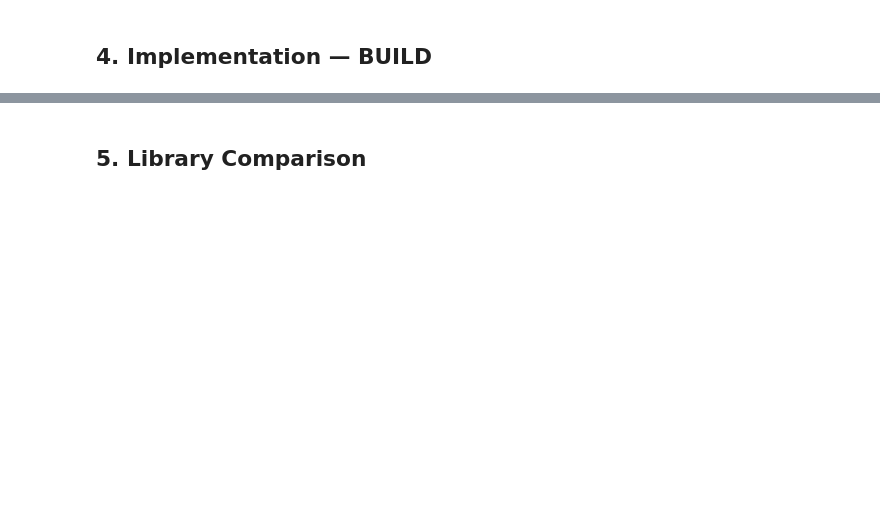
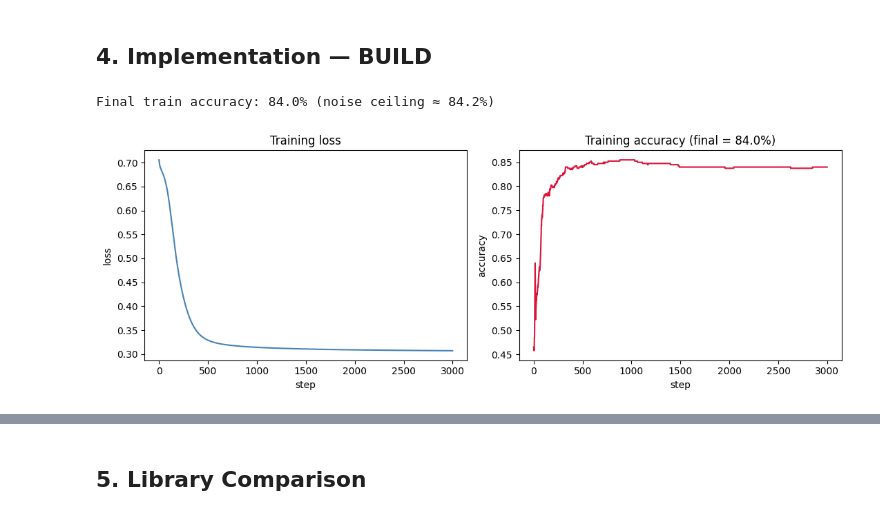
Before and after one commit to hien078/Machine-Learning-from-scratch, a Jupyter notebook: topics/13_neural_networks/first_principles.ipynb, the cells around one changed output, grey strips where cells are left out. Cells and saved outputs as stored; diff of their text form; code cells hidden in the pictures; blank space fills up the shorter version.

```diff
--- a/topics/13_neural_networks/first_principles.ipynb
+++ b/topics/13_neural_networks/first_principles.ipynb
@@ -291,23 +309,31 @@ class MLPClassifierScratch:
 # %%
 mlp = MLPClassifierScratch(n_hidden=8, learning_rate=0.15, n_steps=3000,
                            weight_decay=1e-4, random_state=SEED)
 mlp.fit(X_xor, y_xor)
 
+# Ceiling check: with feature noise 0.3, even the true rule sign(x1*x2)
+# applied to the observed (noisy) features only reaches ~84% — labels near
+# the axes are effectively random. A well-fit model should sit near that
+# ceiling, not near 100%.
+bayes_acc = float(np.mean(((X_xor[:, 0] * X_xor[:, 1]) > 0).astype(int) == y_xor))
 final_acc = mlp.score(X_xor, y_xor)
-print(f'Final train accuracy: {final_acc:.1%}')
-assert final_acc > 0.92, f'Expected >92%, got {final_acc:.1%}'
+print(f'Final train accuracy: {final_acc:.1%} (noise ceiling ≈ {bayes_acc:.1%})')
+assert final_acc > bayes_acc - 0.03, f'Expected ≈{bayes_acc:.1%} (noise ceiling), got {final_acc:.1%}'
 
 fig, axes = plt.subplots(1, 2, figsize=(11, 4))
 axes[0].plot(mlp.history_['loss'], color='steelblue')
 axes[0].set_xlabel('step')
 axes[0].set_ylabel('loss')
 axes[0].set_title('Training loss')
 axes[1].plot(mlp.history_['accuracy'], color='crimson')
 axes[1].set_xlabel('step')
 axes[1].set_ylabel('accuracy')
 axes[1].set_title(f'Training accuracy (final = {final_acc:.1%})')
 plt.tight_layout()
 plt.show()
+# %% [output]
+Final train accuracy: 84.0% (noise ceiling ≈ 84.2%)
+[figure, added]
 # %%
 # Decision boundary plot
 xx, yy = np.meshgrid(np.linspace(-3, 3, 200), np.linspace(-3, 3, 200))
```
Also changed, not shown: parts of 12 cells of this notebook, 4 other files.
